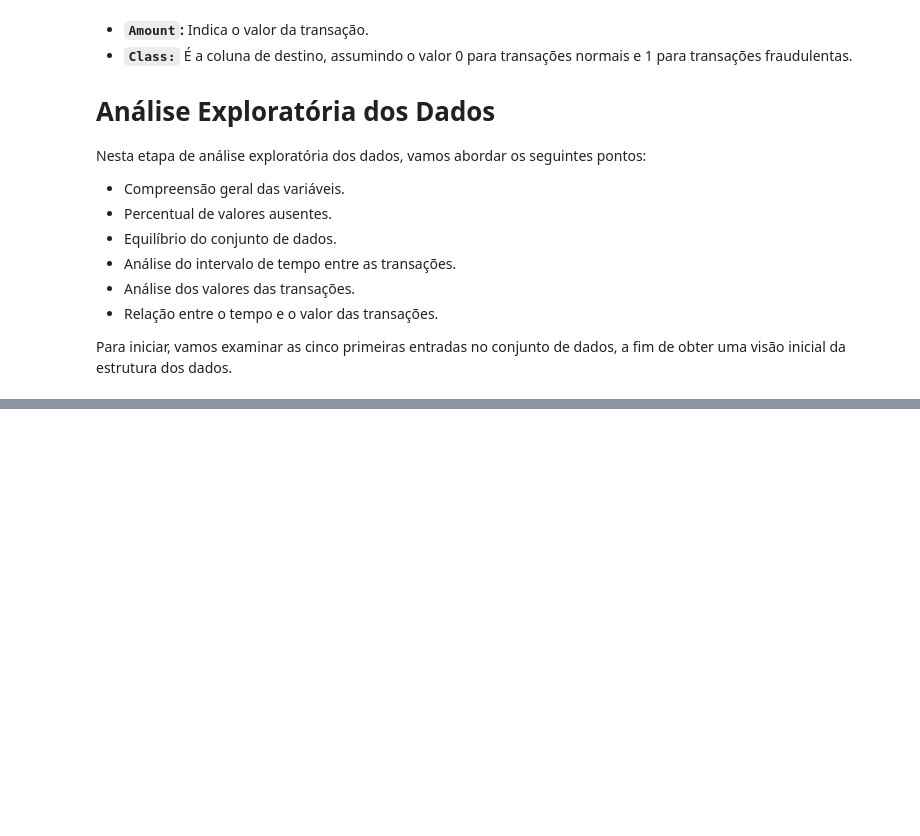
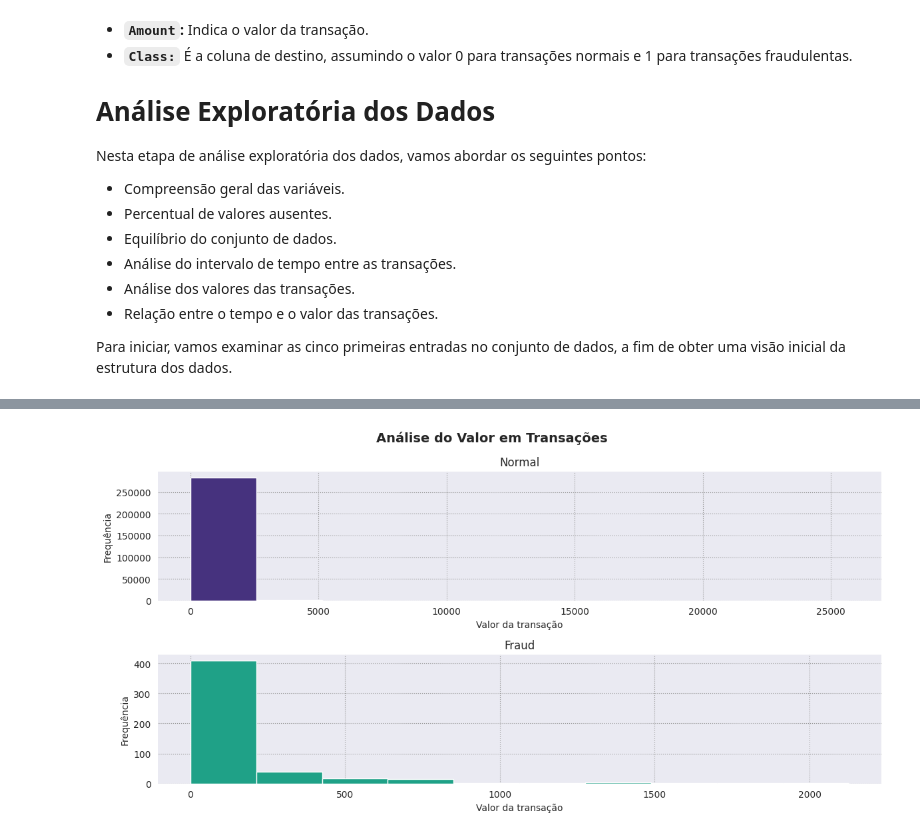
Before and after one commit to SarahFeanor/Portfolio-DataScience, a Jupyter notebook: Detecção_de_fraude.ipynb, the cells around one changed output, grey strips where cells are left out. Cells and saved outputs as stored; diff of their text form; code cells hidden in the pictures; blank space fills up the shorter version.

```diff
--- a/Detecção_de_fraude.ipynb
+++ b/Detecção_de_fraude.ipynb
@@ -85,0 +260,19 @@ Para iniciar, vamos examinar as cinco primeiras entradas no conjunto de dados, a
+# %%
+fig, ax = plt.subplots(nrows=2, ncols=1, figsize=(12, 6))
+
+ax[0].hist(df.Amount[df.Class == 0], color=sns.color_palette("viridis")[0])
+ax[0].set_title('Normal')
+
+ax[1].hist(df.Amount[df.Class == 1], color=sns.color_palette("viridis")[3])
+ax[1].set_title('Fraud')
+
+ax[0].set_xlabel('Valor da transação')
+ax[0].set_ylabel('Frequência')
+
+ax[1].set_xlabel('Valor da transação')
+ax[1].set_ylabel('Frequência')
+
+fig.suptitle("Análise do Valor em Transações", fontsize=14, fontweight='bold')
+plt.tight_layout()
+# %% [output]
+[figure, added]
```
Also changed, not shown: parts of 85 cells of this notebook.
